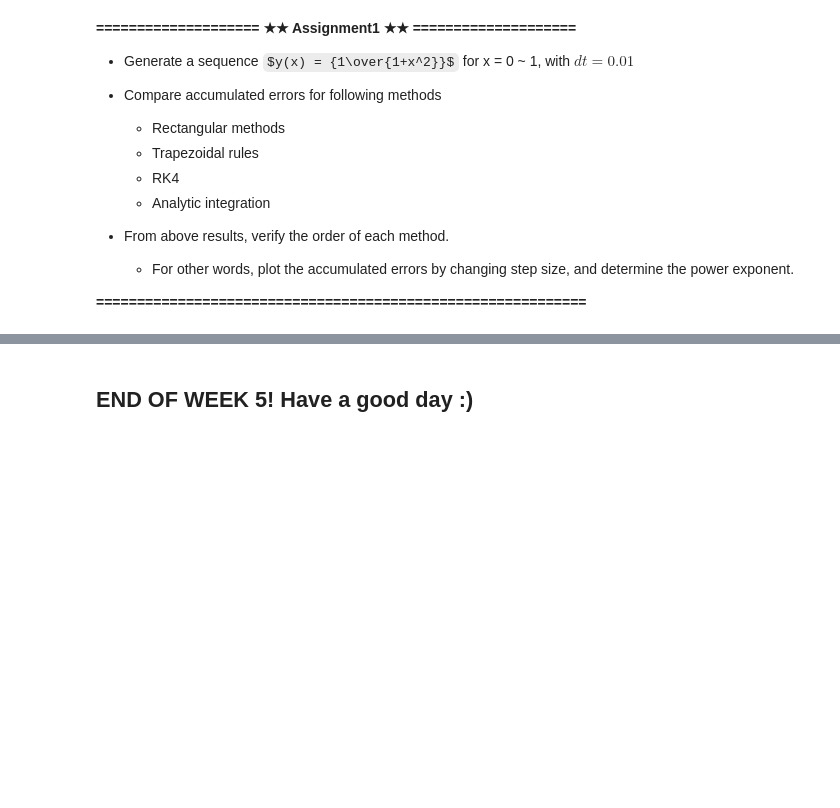
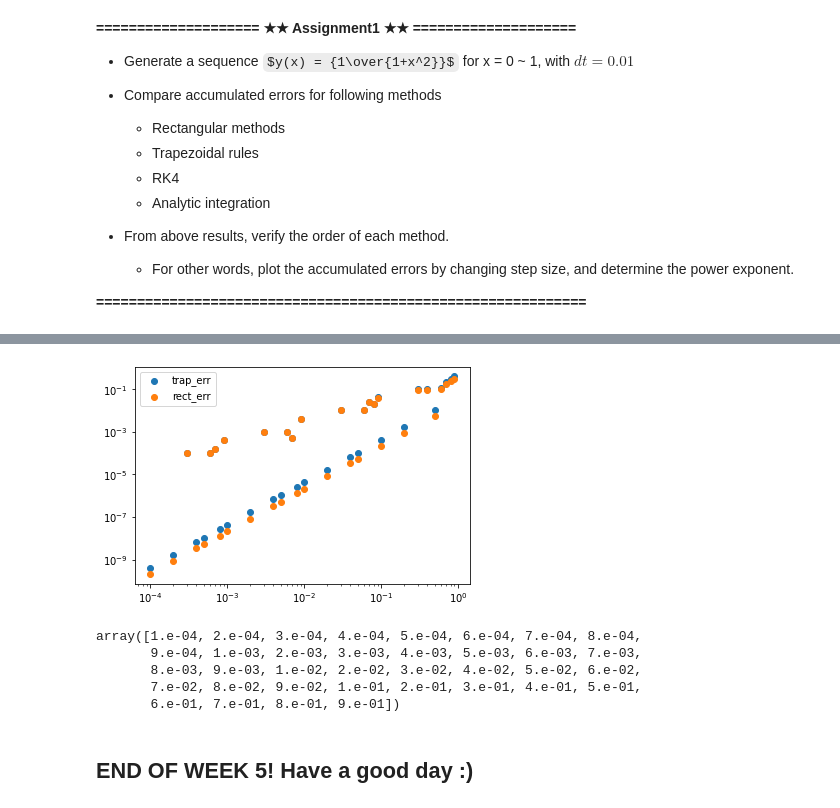
Before and after one commit to dormail/CP-2022, a Jupyter notebook: Week 05 Numerical Methods/[Week 5] Practice Notebook file.ipynb, the cells around one changed output, grey strips where cells are left out. Cells and saved outputs as stored; diff of their text form; code cells hidden in the pictures; some formulas as TeX source; blank space fills up the shorter version.

```diff
--- a/Week 05 Numerical Methods/[Week 5] Practice Notebook file.ipynb
+++ b/Week 05 Numerical Methods/[Week 5] Practice Notebook file.ipynb
@@ -130,2 +219,25 @@ Wall time: 1e+03 µs
+# %%
+dt = np.arange(.1, 1, .1)
+dt = 1 * dt
+dt = np.append(.1 * dt, dt)
+dt = np.append(.01 * dt, dt)
+
+
+plt.scatter(dt, trap_err(dt), label='trap_err')
+plt.scatter(dt, rect_err(dt), label='rect_err')
+
+plt.legend()
+plt.yscale('log')
+plt.xscale('log')
+# %% [output]
+[figure, added]
+# %%
+dt
+# %% [output]
+array([1.e-04, 2.e-04, 3.e-04, 4.e-04, 5.e-04, 6.e-04, 7.e-04, 8.e-04,
+       9.e-04, 1.e-03, 2.e-03, 3.e-03, 4.e-03, 5.e-03, 6.e-03, 7.e-03,
+       8.e-03, 9.e-03, 1.e-02, 2.e-02, 3.e-02, 4.e-02, 5.e-02, 6.e-02,
+       7.e-02, 8.e-02, 9.e-02, 1.e-01, 2.e-01, 3.e-01, 4.e-01, 5.e-01,
+       6.e-01, 7.e-01, 8.e-01, 9.e-01])
 # %% [markdown]
 ## END OF WEEK 5! Have a good day :)
```
Also changed, not shown: parts of 4 cells of this notebook.
